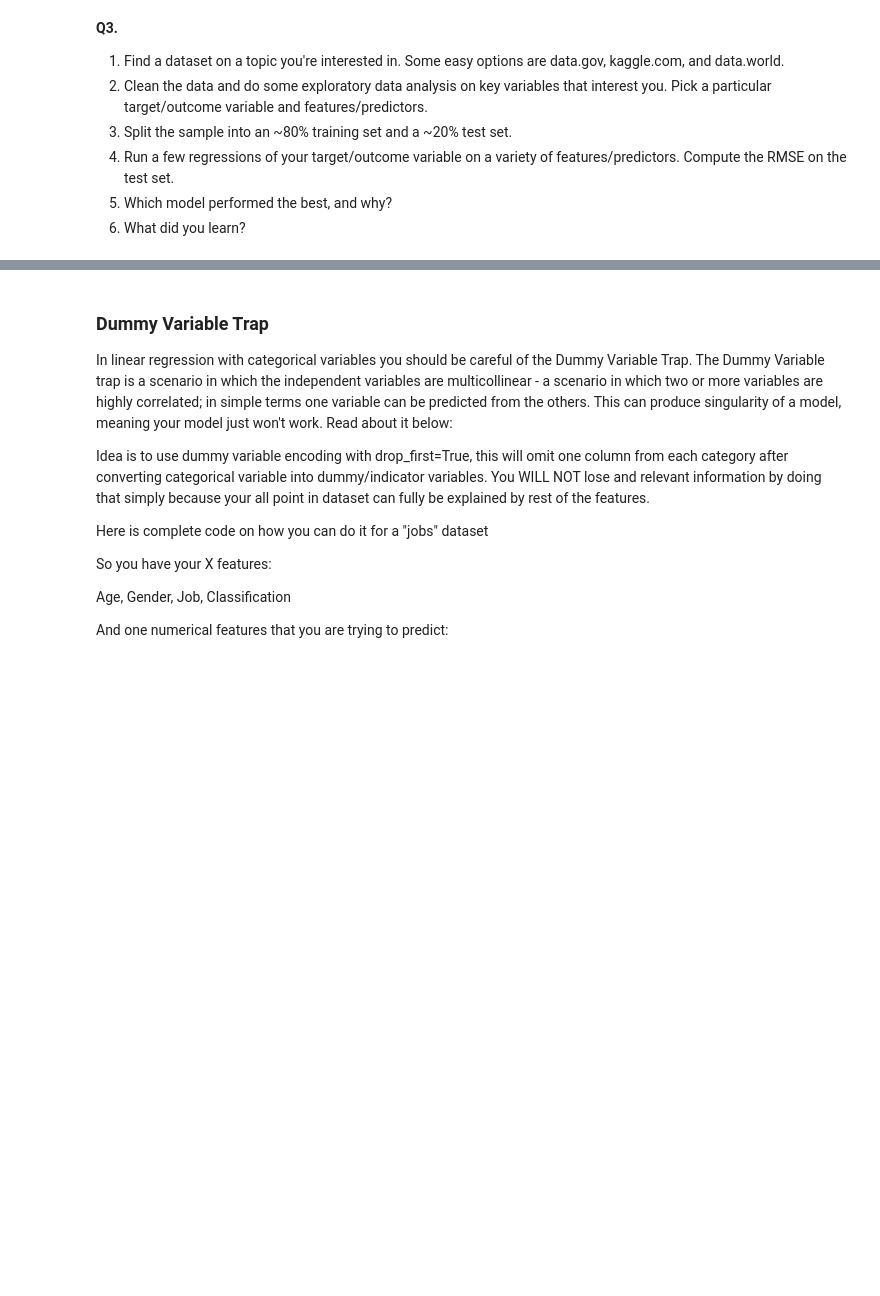
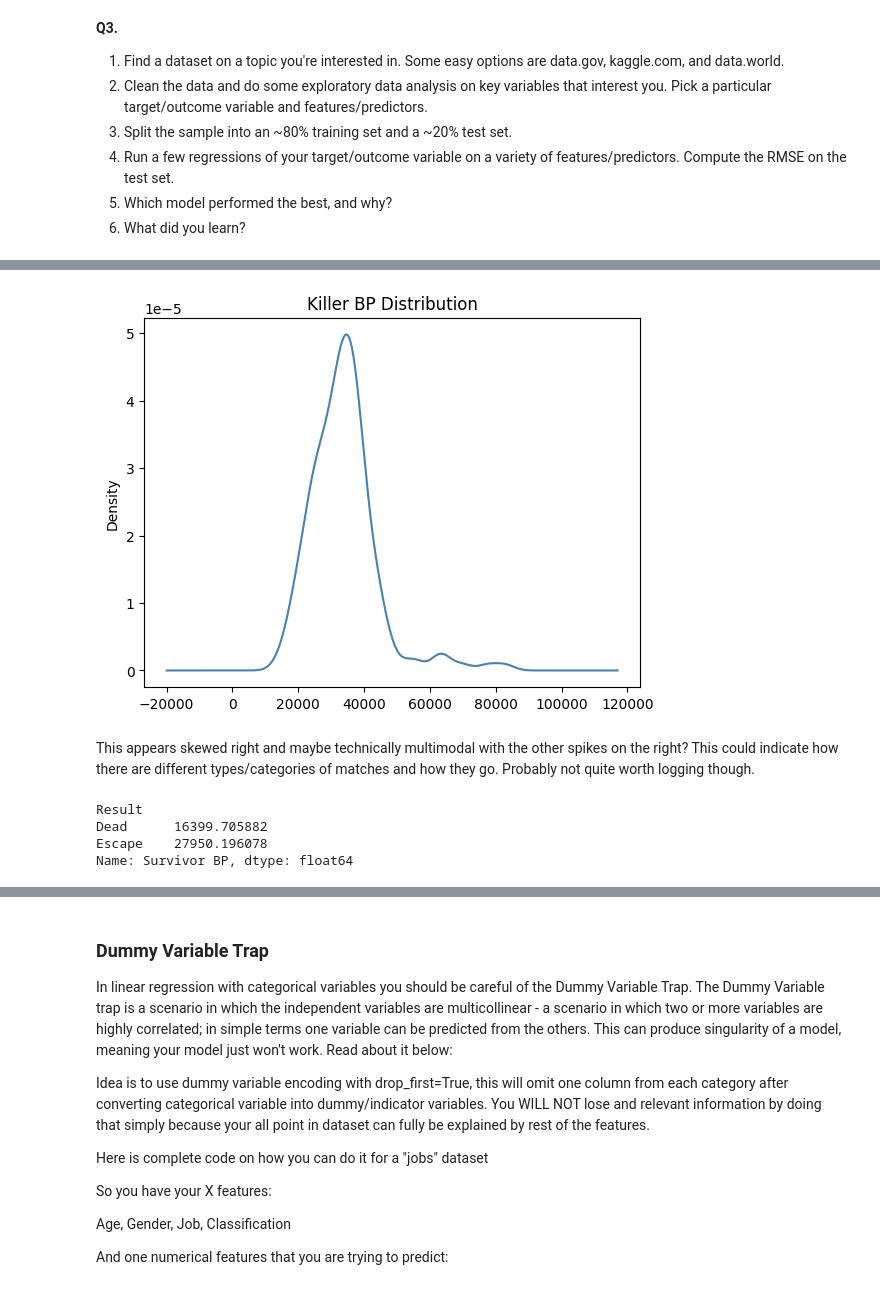
Before and after one commit to nhorton06/week_8, a Jupyter notebook: assignment.ipynb, the cells around one changed output, grey strips where cells are left out. Cells and saved outputs as stored; diff of their text form; code cells hidden in the pictures; blank space fills up the shorter version.

```diff
--- a/assignment.ipynb
+++ b/assignment.ipynb
@@ -504,0 +535,17 @@ Weaknesses include RMSE of 0.185, which isn't super great, but it's not bad eith
+# %%
+# Could be heavily correlated, but I'm not completely sure
+dbd['Killer BP'].plot.kde(color='steelblue')
+plt.title('Killer BP Distribution')
+plt.show()
+# %% [output]
+[figure, added]
+# %% [markdown]
+This appears skewed right and maybe technically multimodal with the other spikes on the right? This could indicate how there are different types/categories of matches and how they go. Probably not quite worth logging though.
+# %%
+# Average BP outcomes per result
+dbd.groupby('Result')['Survivor BP'].mean()
+# %% [output]
+Result
+Dead      16399.705882
+Escape    27950.196078
+Name: Survivor BP, dtype: float64
```
Also changed, not shown: parts of 24 cells of this notebook, 1 other file.
